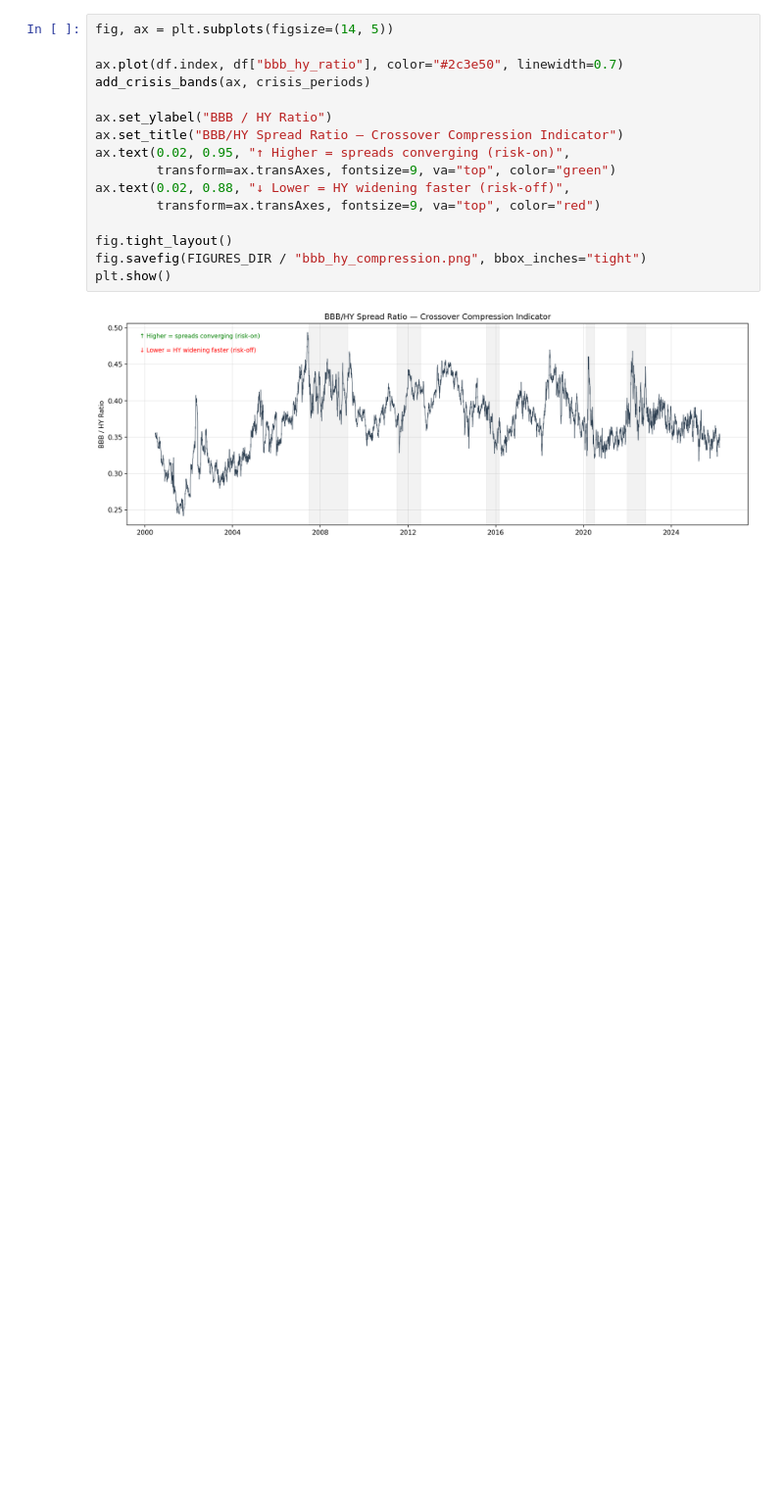
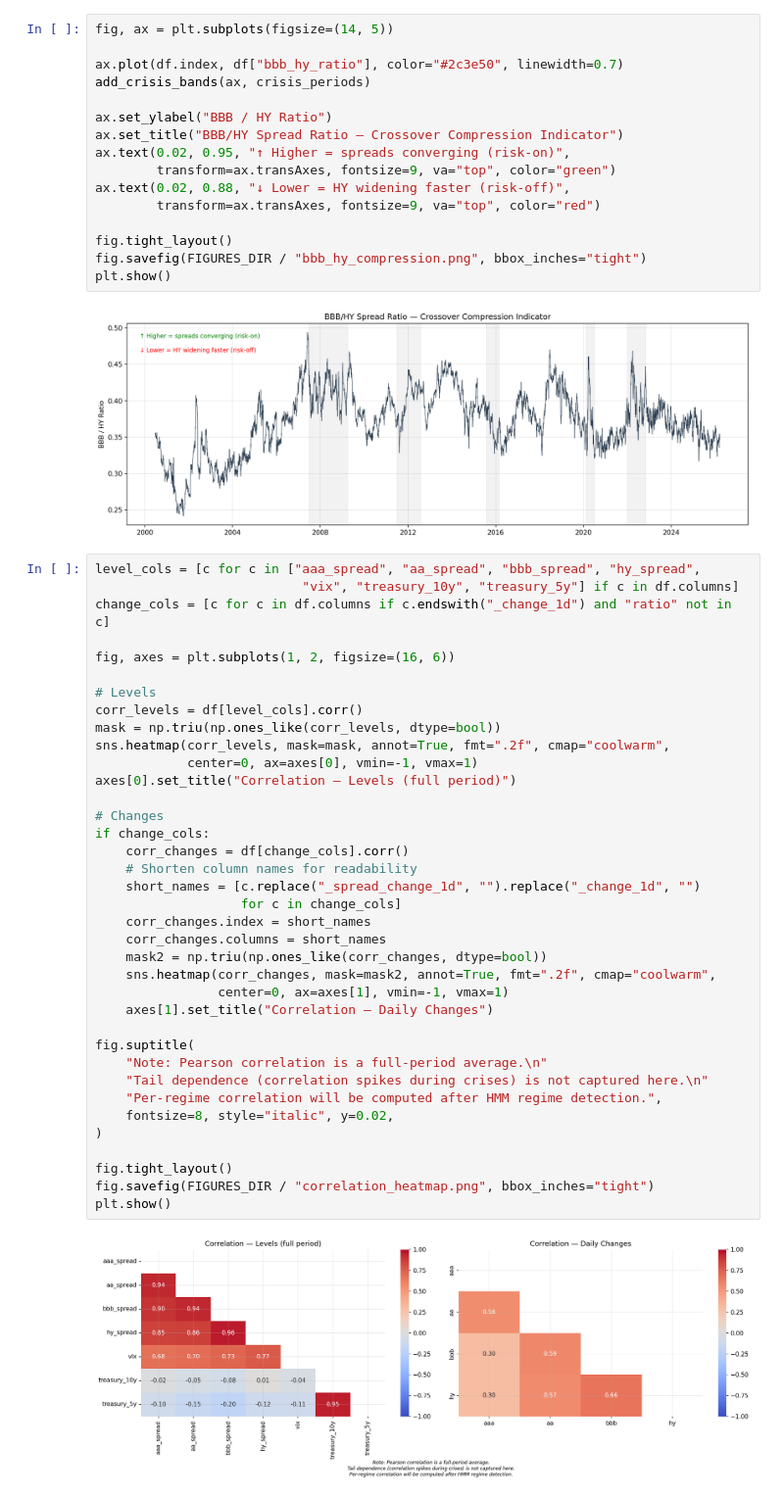
Before and after one commit to Zekhayoub/credit-spread-monitor, a Jupyter notebook: notebooks/eda.ipynb, the cells around one changed output. Shown at 98% size. Saved outputs shown, nothing was run; the diff lists cells and outputs as text; blank space fills up the shorter version.

Commit message:
feat: add correlation heatmap (levels and changes)

```diff
--- a/notebooks/eda.ipynb
+++ b/notebooks/eda.ipynb
@@ -206,3 +206,42 @@ fig.savefig(FIGURES_DIR / "bbb_hy_compression.png", bbox_inches="tight")
 plt.show()
 # %% [output]
 [figure]
+# %%
+level_cols = [c for c in ["aaa_spread", "aa_spread", "bbb_spread", "hy_spread",
+                           "vix", "treasury_10y", "treasury_5y"] if c in df.columns]
+change_cols = [c for c in df.columns if c.endswith("_change_1d") and "ratio" not in c]
+
+fig, axes = plt.subplots(1, 2, figsize=(16, 6))
+
+# Levels
+corr_levels = df[level_cols].corr()
+mask = np.triu(np.ones_like(corr_levels, dtype=bool))
+sns.heatmap(corr_levels, mask=mask, annot=True, fmt=".2f", cmap="coolwarm",
+            center=0, ax=axes[0], vmin=-1, vmax=1)
+axes[0].set_title("Correlation — Levels (full period)")
+
+# Changes
+if change_cols:
+    corr_changes = df[change_cols].corr()
+    # Shorten column names for readability
+    short_names = [c.replace("_spread_change_1d", "").replace("_change_1d", "")
+                   for c in change_cols]
+    corr_changes.index = short_names
+    corr_changes.columns = short_names
+    mask2 = np.triu(np.ones_like(corr_changes, dtype=bool))
+    sns.heatmap(corr_changes, mask=mask2, annot=True, fmt=".2f", cmap="coolwarm",
+                center=0, ax=axes[1], vmin=-1, vmax=1)
+    axes[1].set_title("Correlation — Daily Changes")
+
+fig.suptitle(
+    "Note: Pearson correlation is a full-period average.\n"
+    "Tail dependence (correlation spikes during crises) is not captured here.\n"
+    "Per-regime correlation will be computed after HMM regime detection.",
+    fontsize=8, style="italic", y=0.02,
+)
+
+fig.tight_layout()
+fig.savefig(FIGURES_DIR / "correlation_heatmap.png", bbox_inches="tight")
+plt.show()
+# %% [output]
+[figure, added]
```
Also changed, not shown: 1 other file.
